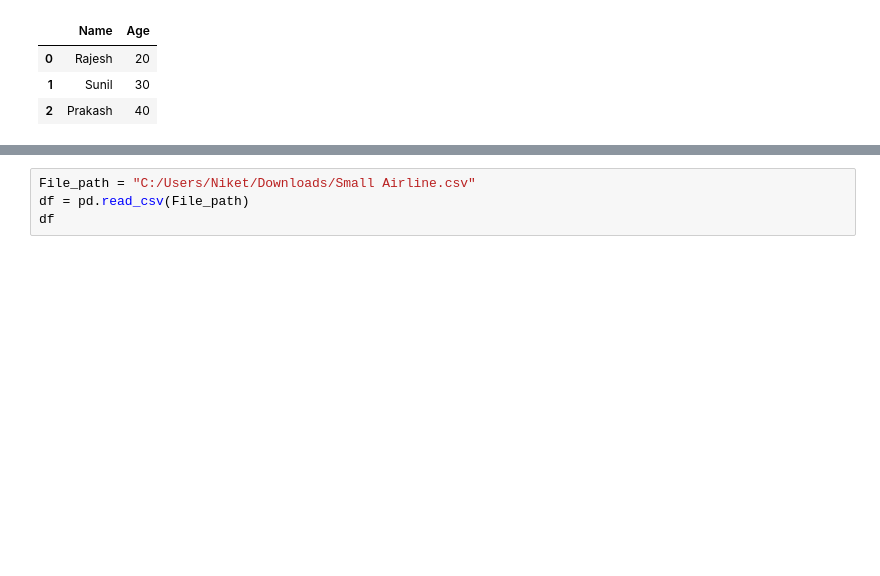
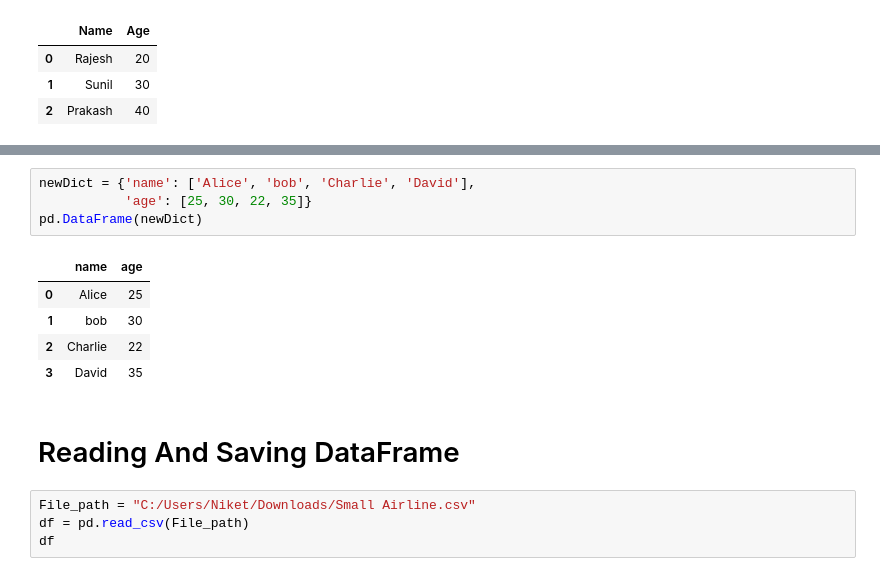
Before and after one commit to shubhambharatdwaj1/Python_Practice, a Jupyter notebook: Data Manupalction Pandas/Pandas_Level_01.ipynb, the cells around one changed output, grey strips where cells are left out. Cells and saved outputs as stored; diff of their text form; blank space fills up the shorter version.

```diff
--- a/Data Manupalction Pandas/Pandas_Level_01.ipynb
+++ b/Data Manupalction Pandas/Pandas_Level_01.ipynb
@@ -60,3 +96,15 @@ df
+# %%
+newDict = {'name': ['Alice', 'bob', 'Charlie', 'David'],
+           'age': [25, 30, 22, 35]}
+pd.DataFrame(newDict)
+# %% [output]
+|  | name | age |
+| 0 | Alice | 25 |
+| 1 | bob | 30 |
+| 2 | Charlie | 22 |
+| 3 | David | 35 |
+# %% [markdown]
+# Reading And Saving DataFrame
 # %%
 File_path = "C:/Users/Niket/Downloads/Small Airline.csv"
 df = pd.read_csv(File_path)
```
Also changed, not shown: parts of 11 cells of this notebook.
